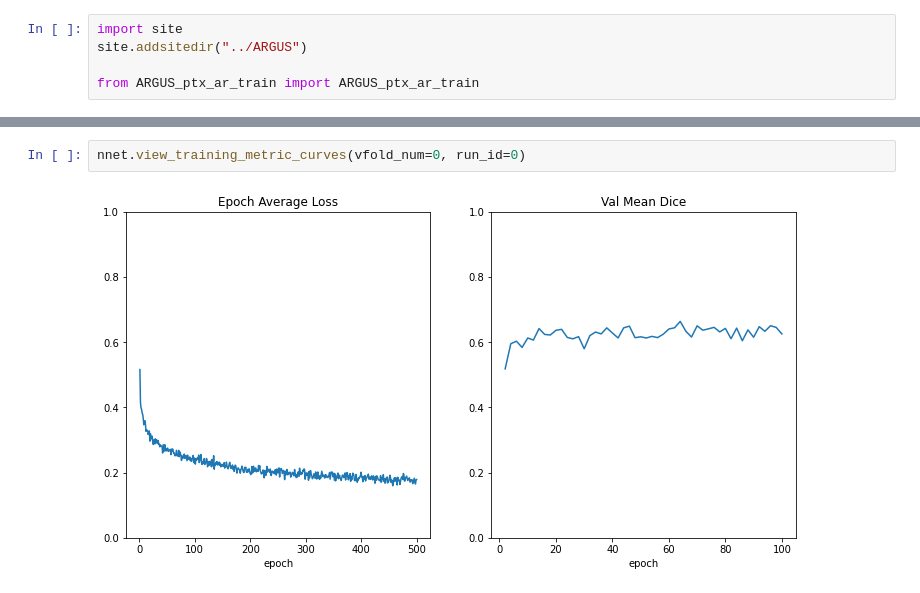
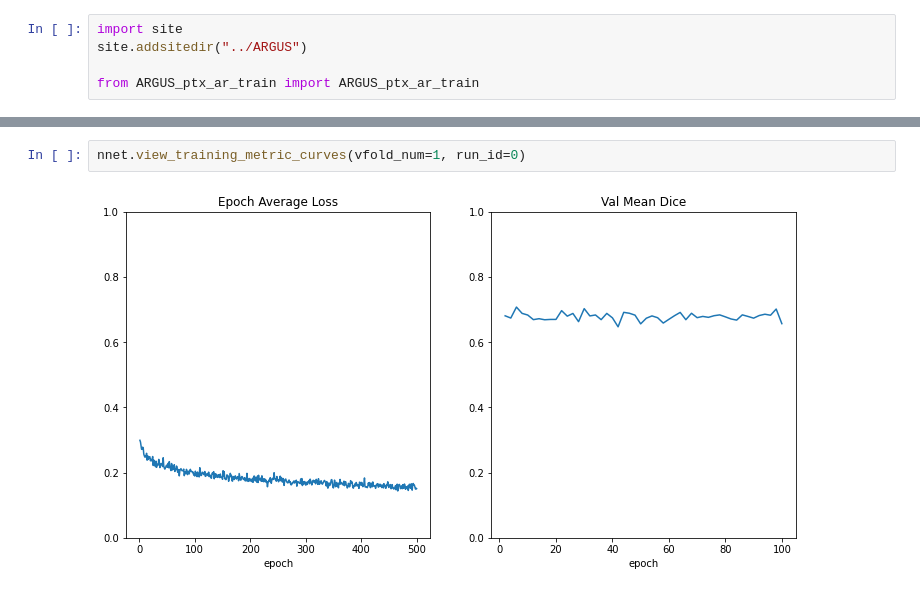
Before and after one commit to KitwareMedical/itkARGUS-DARPA-POCUS_AI-Archive, a Jupyter notebook: PTX/ARGUS_ptx_ar_test_experiment.ipynb, the cells around one changed output, grey strips where cells are left out. Saved outputs shown, nothing was run; the diff lists cells and outputs as text.

```diff
--- a/PTX/ARGUS_ptx_ar_test_experiment.ipynb
+++ b/PTX/ARGUS_ptx_ar_test_experiment.ipynb
@@ -22,6 +22,6 @@ VFold-Prefix[9] = ['s237s_iimage_241649', 's030s_iimage_677741', 's037s_iimage_5
 # %%
-nnet.view_training_metric_curves(vfold_num=0, run_id=0)
+nnet.view_training_metric_curves(vfold_num=1, run_id=0)
 # %% [output]
-[figure, old version]
+[figure, new version]
 # %%
 nnet.setup_testing_vfold(0)
```
Also changed, not shown: parts of 2 cells of this notebook, 31 other files.
